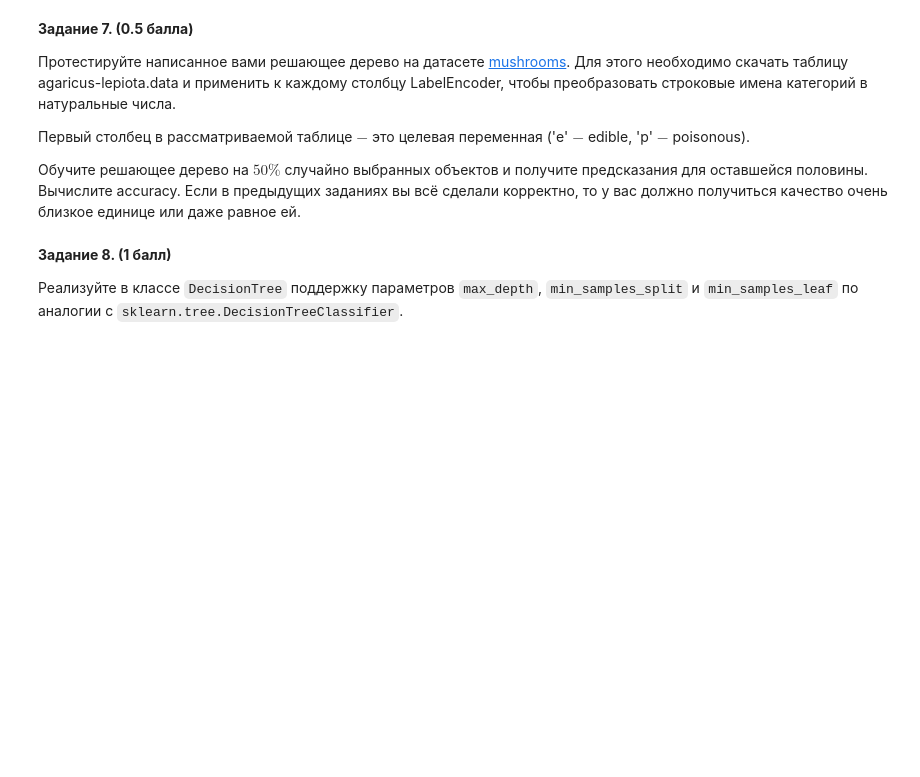
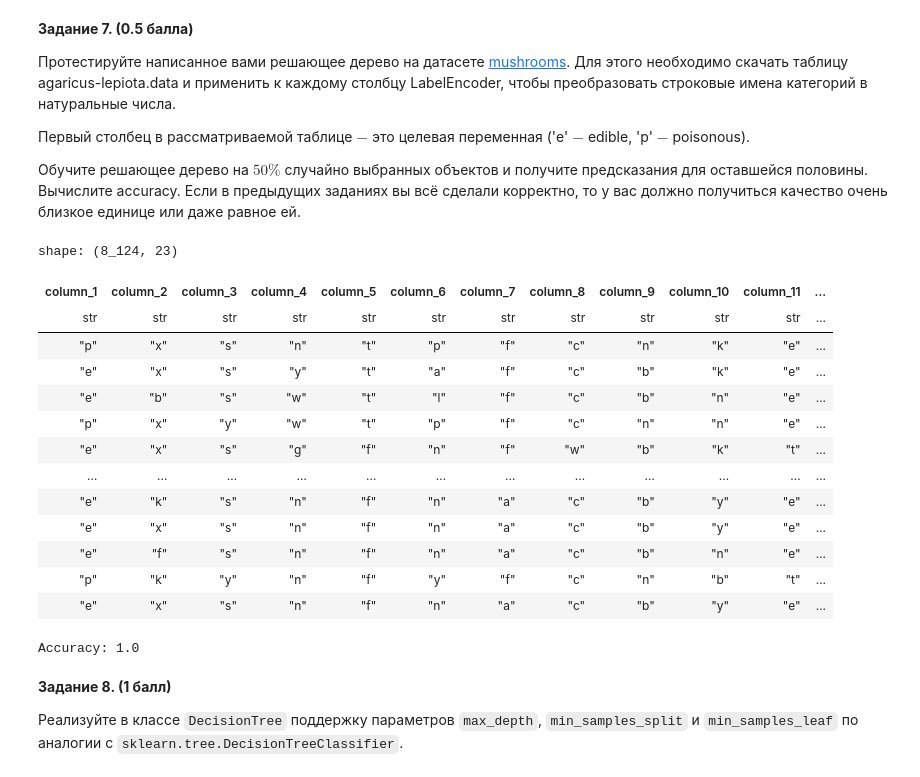
Before and after one commit to Shel2123/ML1_hw, a Jupyter notebook: hw5/Homework Practice 05 Trees.ipynb, the cells around one changed output. Cells and saved outputs as stored; diff of their text form; code cells hidden in the pictures; blank space fills up the shorter version.

```diff
--- a/hw5/Homework Practice 05 Trees.ipynb
+++ b/hw5/Homework Practice 05 Trees.ipynb
@@ -351,0 +478,18 @@ __Задание 7. (0.5 балла)__
+# %%
+df = pl.read_csv("Mushroom Dataset/agaricus-lepiota.data", has_header=False)
+df
+# %% [output]
+shape: (8_124, 23)
+| column_1 | column_2 | column_3 | column_4 | column_5 | column_6 | column_7 | column_8 | column_9 | column_10 | column_11 | ... |
+| str | str | str | str | str | str | str | str | str | str | str | ... |
+| "p" | "x" | "s" | "n" | "t" | "p" | "f" | "c" | "n" | "k" | "e" | ... |
+| "e" | "x" | "s" | "y" | "t" | "a" | "f" | "c" | "b" | "k" | "e" | ... |
+| "e" | "b" | "s" | "w" | "t" | "l" | "f" | "c" | "b" | "n" | "e" | ... |
+| "p" | "x" | "y" | "w" | "t" | "p" | "f" | "c" | "n" | "n" | "e" | ... |
+| "e" | "x" | "s" | "g" | "f" | "n" | "f" | "w" | "b" | "k" | "t" | ... |
+| … | … | … | … | … | … | … | … | … | … | … | ... |
+| "e" | "k" | "s" | "n" | "f" | "n" | "a" | "c" | "b" | "y" | "e" | ... |
+| "e" | "x" | "s" | "n" | "f" | "n" | "a" | "c" | "b" | "y" | "e" | ... |
+| "e" | "f" | "s" | "n" | "f" | "n" | "a" | "c" | "b" | "n" | "e" | ... |
+| "p" | "k" | "y" | "n" | "f" | "y" | "f" | "c" | "n" | "b" | "t" | ... |
+| "e" | "x" | "s" | "n" | "f" | "n" | "a" | "c" | "b" | "y" | "e" | ... |
@@ -352,3 +510,27 @@ __Задание 7. (0.5 балла)__
+# %%
+target_col = df.columns[0]
+
+X = df.drop(target_col).to_numpy()
+y = df.get_column(target_col).to_numpy()
+
+feature_types = ["categorical"] * X.shape[1]
+
+X_train, X_test, y_train, y_test = train_test_split(
+    X,
+    y,
+    test_size=0.5,
+    random_state=random_state,
+)
+
+clf = DecisionTree(feature_types=feature_types)
+clf.fit(X_train, y_train)
+
+y_pred = np.array(clf.predict(X_test))
+acc = accuracy_score(y_test, y_pred)
+
+print("Accuracy:", acc)
+# %% [output]
+Accuracy: 1.0
 # %% [markdown]
 __Задание 8. (1 балл)__
 
```
Also changed, not shown: parts of 16 cells of this notebook, 1 other file.
